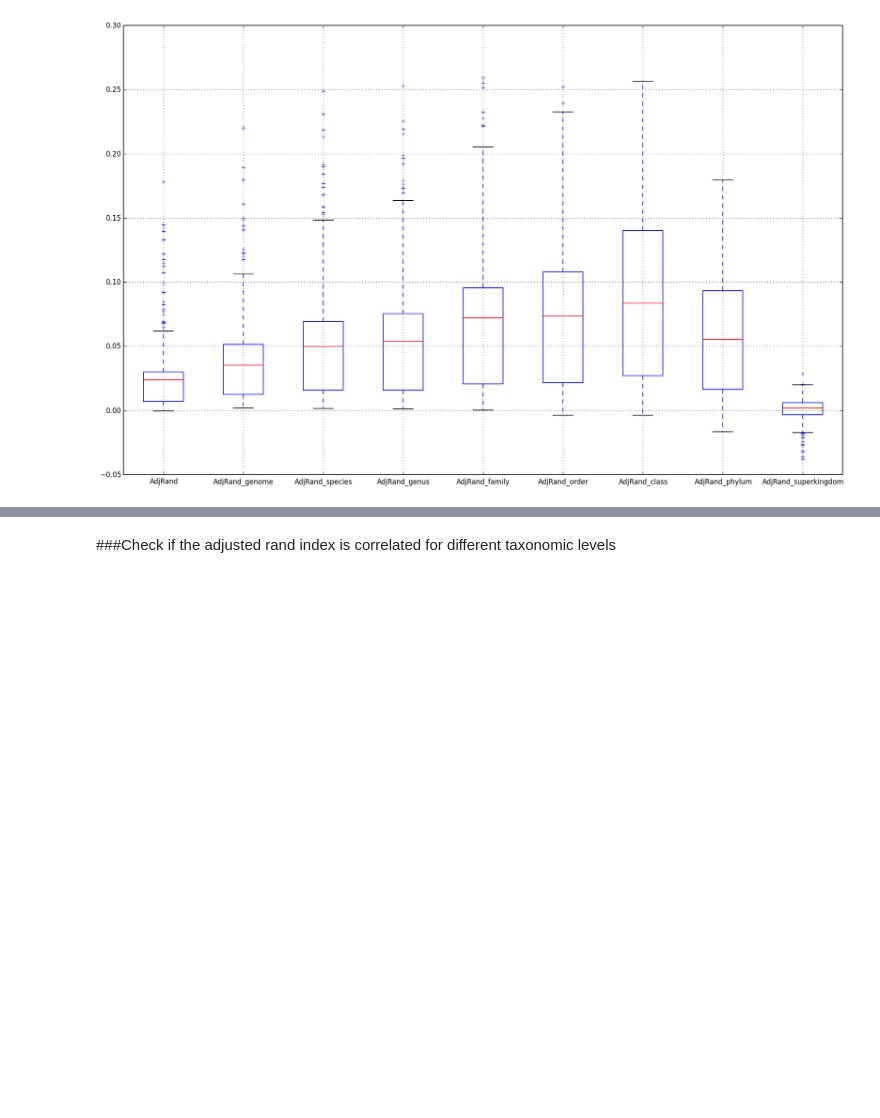
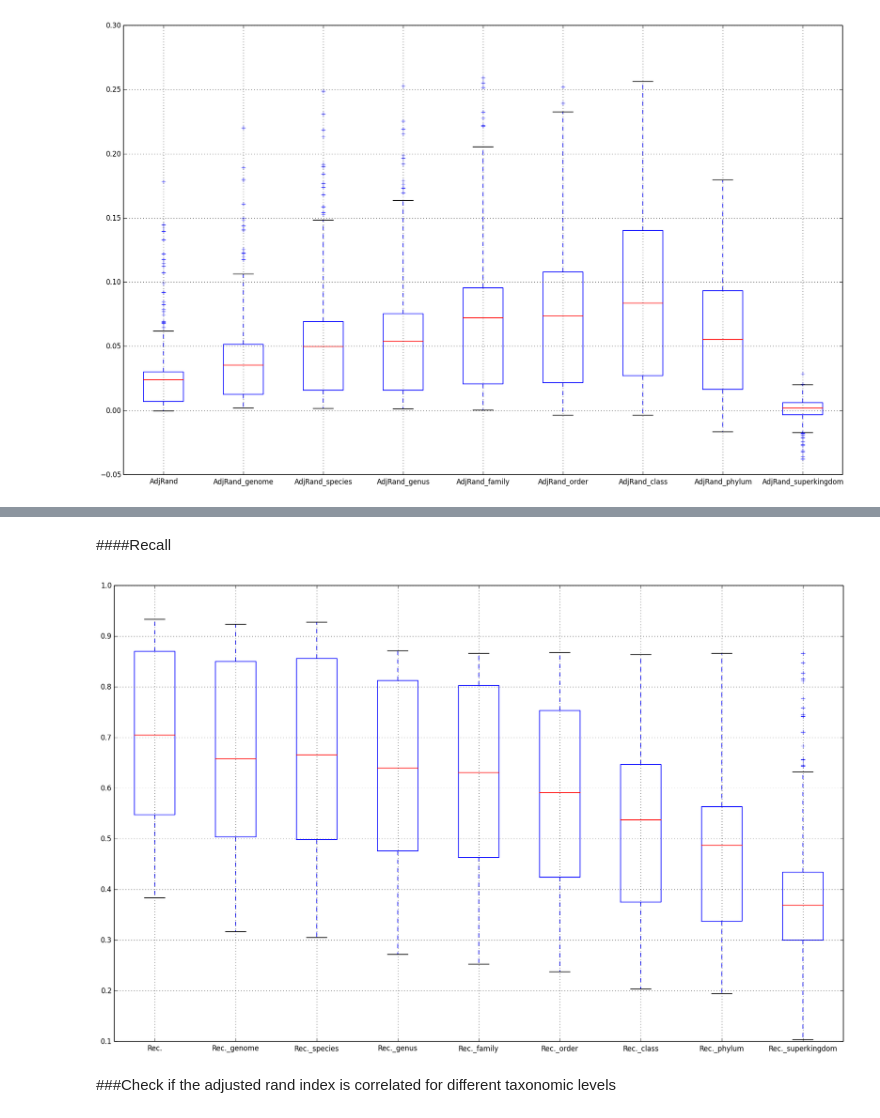
Before and after one commit to alneberg/public_notebooks, a Jupyter notebook: exjobb-matplotlib.ipynb, the cells around one changed output, grey strips where cells are left out. Saved outputs shown, nothing was run; the diff lists cells and outputs as text; code cells hidden in the pictures; blank space fills up the shorter version.

```diff
--- a/exjobb-matplotlib.ipynb
+++ b/exjobb-matplotlib.ipynb
@@ -121,3 +148,9 @@ _ = joined_df[['AdjRand'] + ['AdjRand_' + tax for tax in taxonomies]].boxplot()
+# %% [markdown]
+####Recall
+# %%
+_ = joined_df[['Rec.'] + ['Rec._' + tax for tax in taxonomies]].boxplot()
+# %% [output]
+[figure, added]
 # %% [markdown]
 ###Check if the adjusted rand index is correlated for different taxonomic levels
 # %%
```
Also changed, not shown: parts of 5 cells of this notebook.
